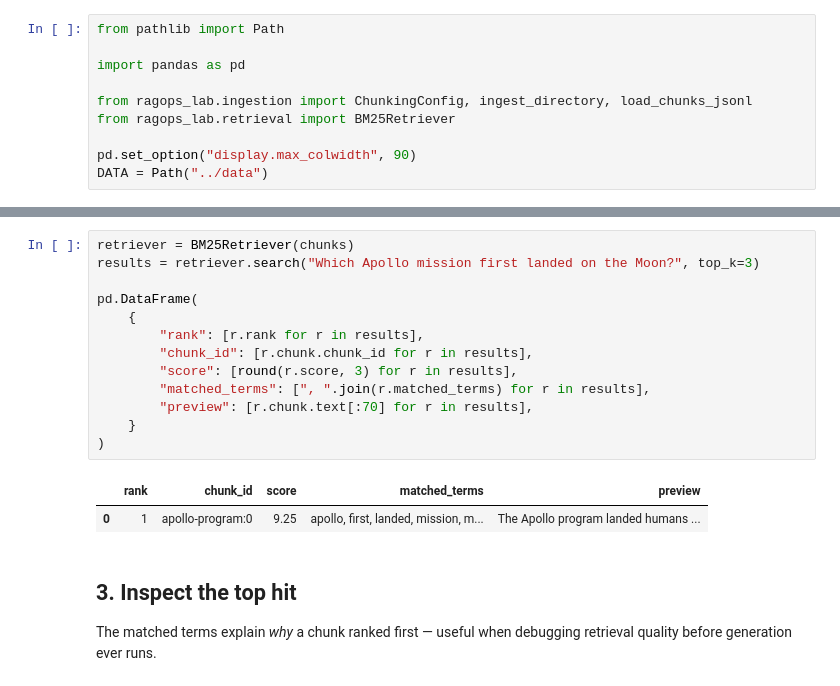
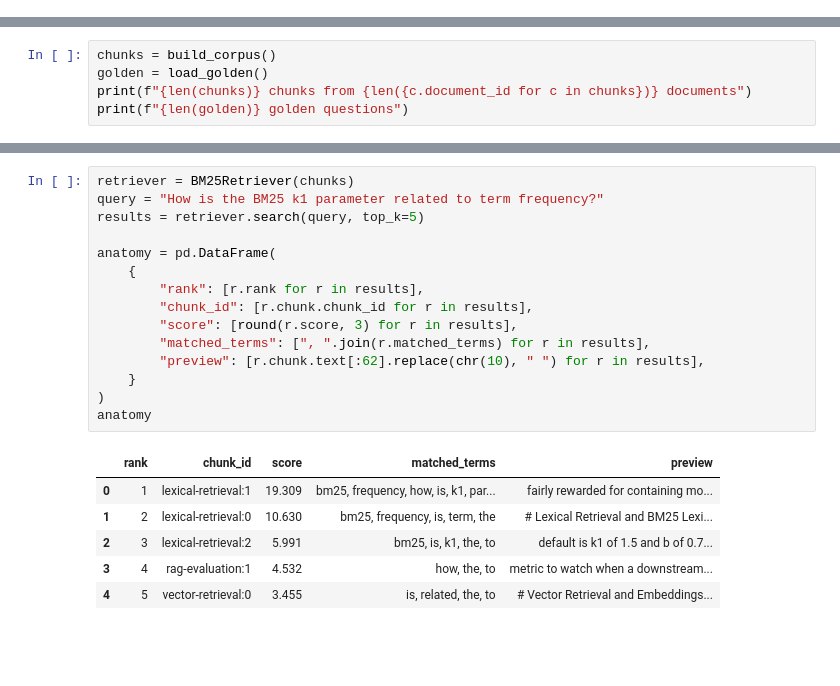
Before and after one commit to DiogoRibeiro7/ragops-lab, a Jupyter notebook: notebooks/01_retrieval_baseline.ipynb, the cells around one changed output, grey strips where cells are left out. Saved outputs shown, nothing was run; the diff lists cells and outputs as text; blank space fills up the shorter version.

```diff
--- a/notebooks/01_retrieval_baseline.ipynb
+++ b/notebooks/01_retrieval_baseline.ipynb
@@ -13,10 +0,0 @@ see matches production.
-# %%
-from pathlib import Path
-
-import pandas as pd
-
-from ragops_lab.ingestion import ChunkingConfig, ingest_directory, load_chunks_jsonl
-from ragops_lab.retrieval import BM25Retriever
-
-pd.set_option("display.max_colwidth", 90)
-DATA = Path("../data")
@@ -54,0 +62,5 @@ The retriever scores every chunk for the query terms and returns ranked
+# %%
+chunks = build_corpus()
+golden = load_golden()
+print(f"{len(chunks)} chunks from {len({c.document_id for c in chunks})} documents")
+print(f"{len(golden)} golden questions")
@@ -55,21 +124,22 @@ The retriever scores every chunk for the query terms and returns ranked
 # %%
 retriever = BM25Retriever(chunks)
-results = retriever.search("Which Apollo mission first landed on the Moon?", top_k=3)
+query = "How is the BM25 k1 parameter related to term frequency?"
+results = retriever.search(query, top_k=5)
 
-pd.DataFrame(
+anatomy = pd.DataFrame(
     {
         "rank": [r.rank for r in results],
         "chunk_id": [r.chunk.chunk_id for r in results],
         "score": [round(r.score, 3) for r in results],
         "matched_terms": [", ".join(r.matched_terms) for r in results],
-        "preview": [r.chunk.text[:70] for r in results],
+        "preview": [r.chunk.text[:62].replace(chr(10), " ") for r in results],
     }
 )
+anatomy
 # %% [output]
 |  | rank | chunk_id | score | matched_terms | preview |
-| 0 | 1 | apollo-program:0 | 9.25 | apollo, first, landed, mission, m... | The Apollo program landed humans ... |
+| 0 | 1 | lexical-retrieval:1 | 19.309 | bm25, frequency, how, is, k1, par... | fairly rewarded for containing mo... |
+| 1 | 2 | lexical-retrieval:0 | 10.630 | bm25, frequency, is, term, the | # Lexical Retrieval and BM25 Lexi... |
+| 2 | 3 | lexical-retrieval:2 | 5.991 | bm25, is, k1, the, to | default is k1 of 1.5 and b of 0.7... |
+| 3 | 4 | rag-evaluation:1 | 4.532 | how, the, to | metric to watch when a downstream... |
+| 4 | 5 | vector-retrieval:0 | 3.455 | is, related, the, to | # Vector Retrieval and Embeddings... |
-# %% [markdown]
-## 3. Inspect the top hit
-
-The matched terms explain *why* a chunk ranked first — useful when debugging
-retrieval quality before generation ever runs.
```
Also changed, not shown: parts of 18 cells of this notebook, 19 other files.
